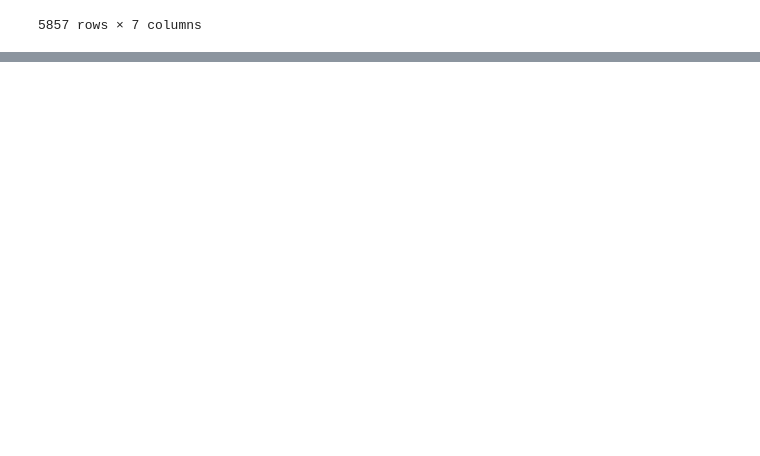
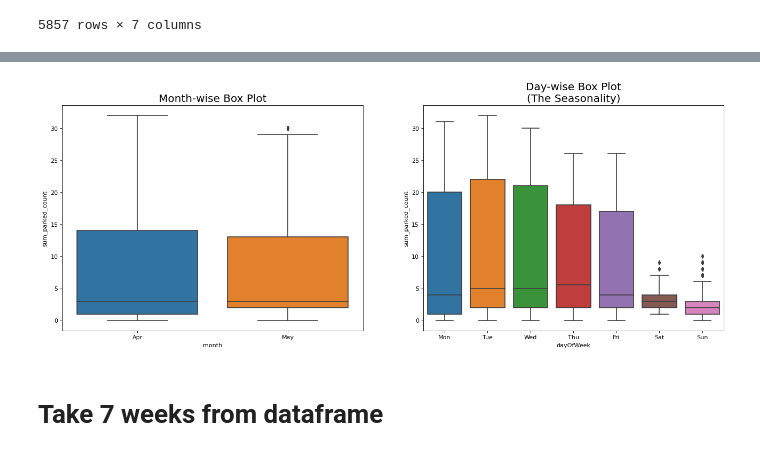
Before and after one commit to Deniz-shelby/ACN-data-project, a Jupyter notebook: Prognose_V4.ipynb, the cells around one changed output, grey strips where cells are left out. Saved outputs shown, nothing was run; the diff lists cells and outputs as text; code cells hidden in the pictures; blank space fills up the shorter version.

```diff
--- a/Prognose_V4.ipynb
+++ b/Prognose_V4.ipynb
@@ -1143,0 +1199,5 @@ df_new =
+# %%
+#prepare data for month-wise-box & day-wise-box
+df_new['month']= [d.strftime('%b') for d in df_new.zeitreihe]
+
+df_new['dayOfWeek'] = [d.strftime('%a') for d in df_new.zeitreihe]
@@ -1143,0 +1206,2 @@ df_new =
+# %%
+df_new.drop(df_new.tail(1).index,inplace=True)
@@ -1143,0 +1212,3 @@ df_new =
+# %%
+df_new = df_new.set_index('zeitreihe')
+df_new.index
@@ -1143,0 +1247,14 @@ df_new =
+# %%
+# Draw Plot
+fig, axes = plt.subplots(1, 2, figsize=(20,7), dpi= 80)
+sns.boxplot(x='month', y='sum_parked_count', data=df_new, ax=axes[0])
+sns.boxplot(x='dayOfWeek', y='sum_parked_count', data=df_new)
+
+# Set Title
+axes[0].set_title('Month-wise Box Plot', fontsize=18);
+axes[1].set_title('Day-wise Box Plot\n(The Seasonality)', fontsize=18)
+plt.show()
+# %% [output]
+[figure, added]
+# %% [markdown]
+# Take 7 weeks from dataframe
```
Also changed, not shown: parts of 37 cells of this notebook.
